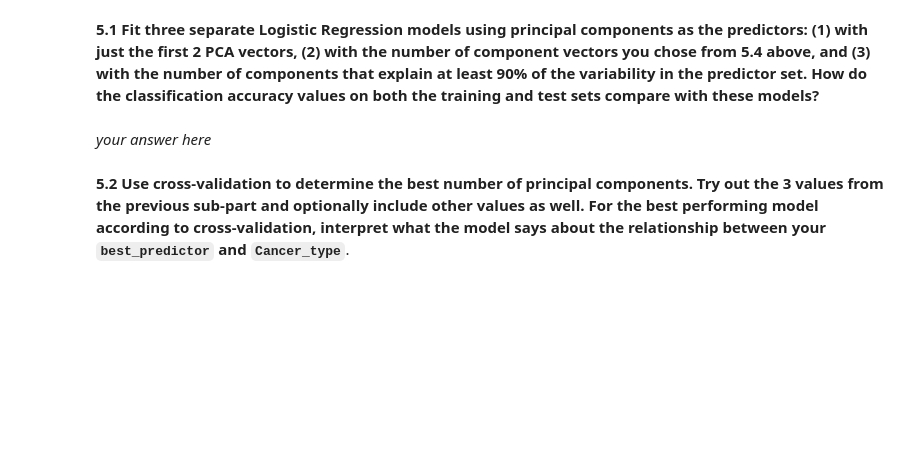
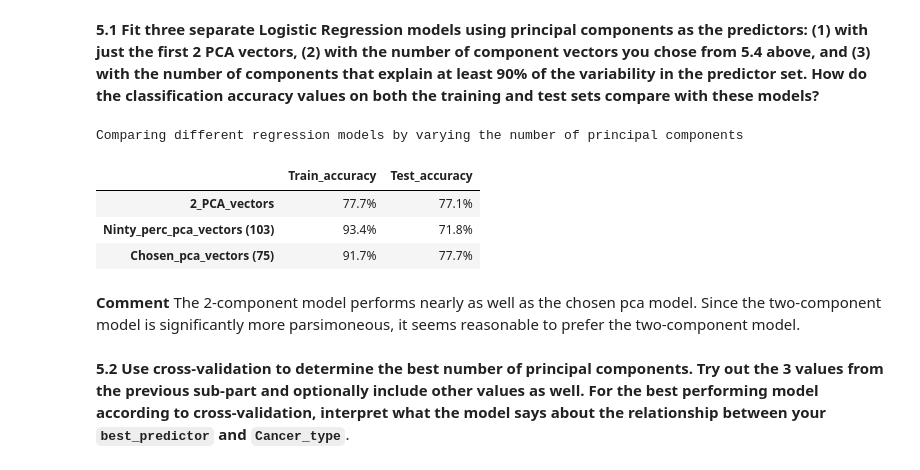
Before and after one commit to CreditPy/2021-s109a, a Jupyter notebook: cs_s109a_hw4/cs_s109a_hw4.ipynb, the cells around one changed output. Saved outputs shown, nothing was run; the diff lists cells and outputs as text; code cells hidden in the pictures; blank space fills up the shorter version.

```diff
--- a/cs_s109a_hw4/cs_s109a_hw4.ipynb
+++ b/cs_s109a_hw4/cs_s109a_hw4.ipynb
@@ -654,2 +649,0 @@ A reasonable number of components seems tobe
-# %% [markdown]
-*your answer here*
@@ -656,3 +659,51 @@ A reasonable number of components seems tobe
+# %%
+# prepare a dataframe to represent accuracy for each model
+pca_cnt_acc_df = pd.DataFrame(
+    index=model_descriptions,
+    columns=['Train_accuracy', 'Test_accuracy']
+)
+# %%
+iteration_counter = 0
+for pca_cnts in pca_cnts:
+    # setting c high to avoid additional regularizatoin
+    logreg =  LogisticRegression(C=1000000, solver='liblinear', max_iter=1000)
+    # note we're using the pcaX dataset, subsetted to include the specific feature nr.
+    logreg.fit(pcaX_df_train.iloc[:,:pca_cnts], y_train)
+
+
+    y_hat_train = logreg.predict(pcaX_df_train.iloc[:,:pca_cnts])
+    train_accuracy = accuracy_score(y_train.to_numpy(), y_hat_train)
+
+    y_hat_test = logreg.predict(pcaX_df_test.iloc[:,:pca_cnts])
+    test_accuracy = accuracy_score(y_test.to_numpy(), y_hat_test)
+
+    # adding accuracy to a list in case we want to show how accuracy changes with pca_cnts
+    accuracies.append(cur_accuracy)
+    if cur_accuracy > best_accuracy:
+        best_accuracy = cur_accuracy
+        best_pca_model = logreg
+        best_pca_cnt = pca_cnts
+
+    # Add rates to dataframe for clear comparison
+    curr_model_descr = model_descriptions[iteration_counter]
+    pca_cnt_acc_df.loc[curr_model_descr,'Train_accuracy'] = train_accuracy
+    pca_cnt_acc_df.loc[curr_model_descr,'Test_accuracy'] = test_accuracy
+    iteration_counter = iteration_counter + 1
+# %%
+# display the rates by model in percentage format
+print("Comparing different regression models by varying the number of principal components")
+pca_cnt_acc_df.style.format({
+    'Train_accuracy': '{:,.1%}'.format,
+    'Test_accuracy': '{:,.1%}'.format,
+})
+# %% [output]
+Comparing different regression models by varying the number of principal components
+|  | Train_accuracy | Test_accuracy |
+| 2_PCA_vectors | 77.7% | 77.1% |
+| Ninty_perc_pca_vectors (103) | 93.4% | 71.8% |
+| Chosen_pca_vectors (75) | 91.7% | 77.7% |
+# %% [markdown]
+**Comment** The 2-component model performs nearly as well as the chosen pca model. Since the two-component model is significantly more parsimoneous, it seems reasonable to prefer the two-component model.
 # %% [markdown]
 **5.2 Use cross-validation to determine the best number of principal components. Try out the 3 values from the previous sub-part and optionally include other values as well. For the best performing model according to cross-validation, interpret what the model says about the relationship between your `best_predictor` and `Cancer_type`**.
 # %%
```
Also changed, not shown: parts of 4 cells of this notebook, 5 other files.
